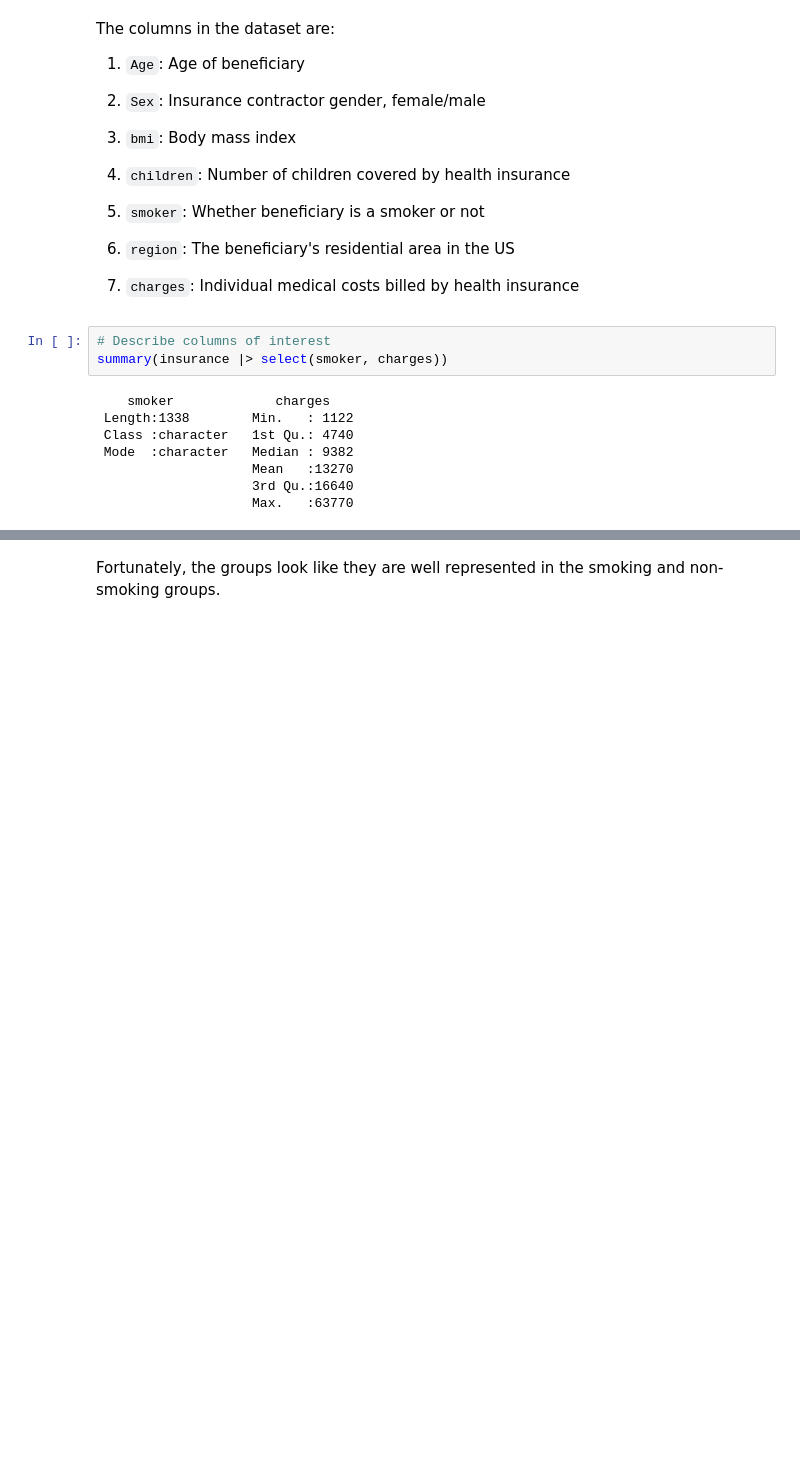
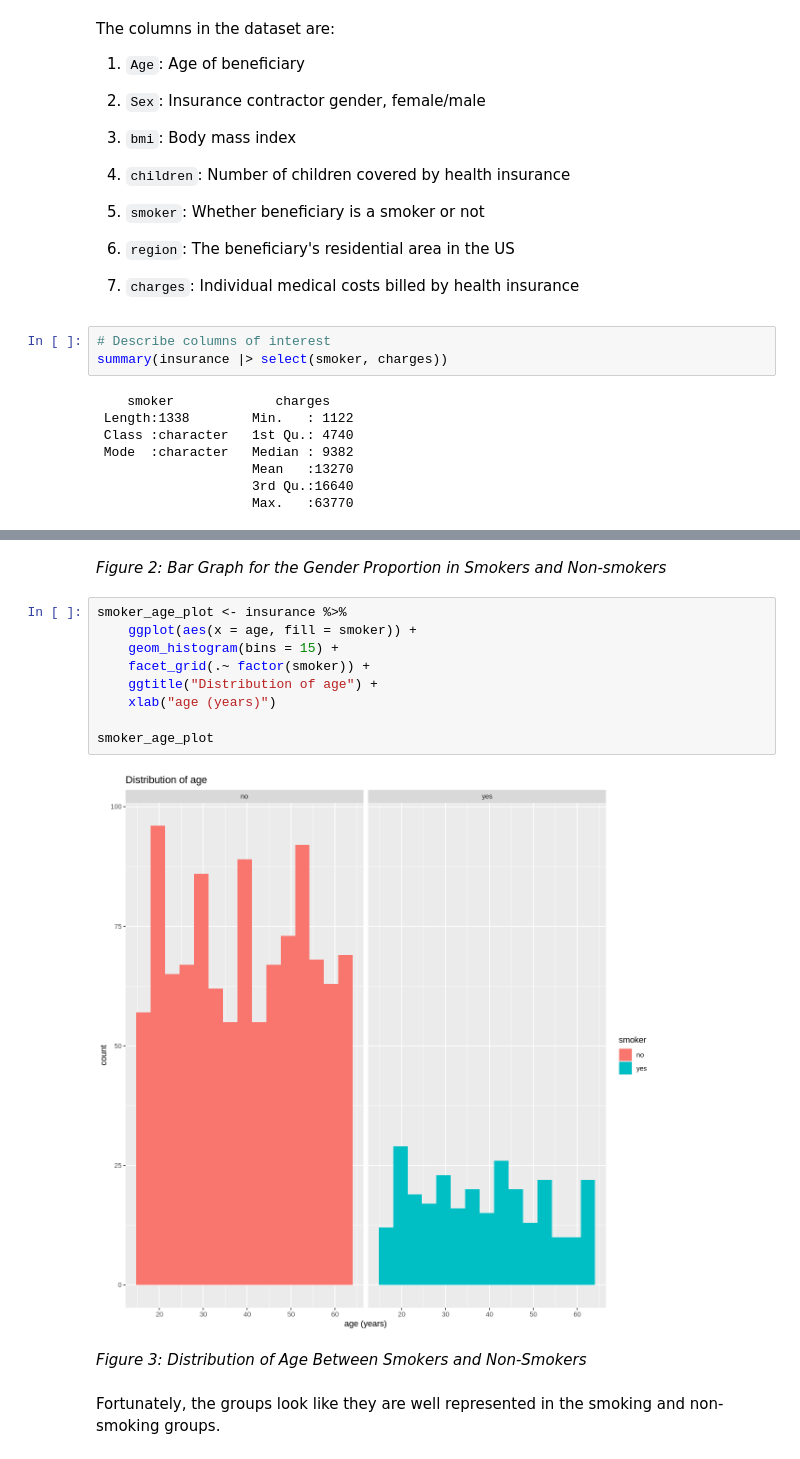
Before and after one commit to Yuji03b/STAT-201-GROUP-1, a Jupyter notebook: report.ipynb, the cells around one changed output, grey strips where cells are left out. Cells and saved outputs as stored; diff of their text form; blank space fills up the shorter version.

```diff
--- a/report.ipynb
+++ b/report.ipynb
@@ -110,3 +99,18 @@ plot_grid(plot1, plot2, plot3, smoker_age_plot, ncol = 4)
+# %% [markdown]
+*Figure 2: Bar Graph for the Gender Proportion in Smokers and Non-smokers*
+# %%
+smoker_age_plot <- insurance %>%
+    ggplot(aes(x = age, fill = smoker)) +
+    geom_histogram(bins = 15) +
+    facet_grid(.~ factor(smoker)) +
+    ggtitle("Distribution of age") +
+    xlab("age (years)")
+
+smoker_age_plot
+# %% [output]
+[figure, added]
+# %% [markdown]
+*Figure 3: Distribution of Age Between Smokers and Non-Smokers*
 # %% [markdown]
 Fortunately, the groups look like they are well represented in the smoking and non-smoking groups.
 # %%
```
Also changed, not shown: parts of 10 cells of this notebook.
